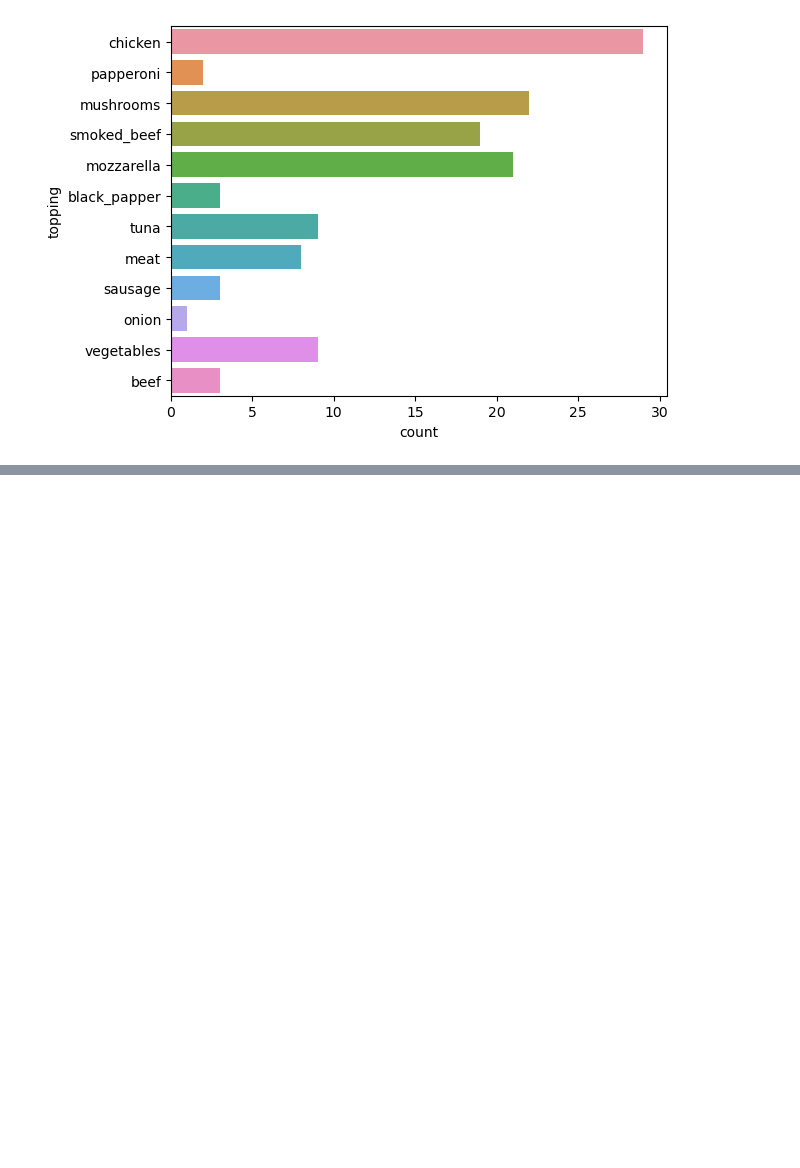
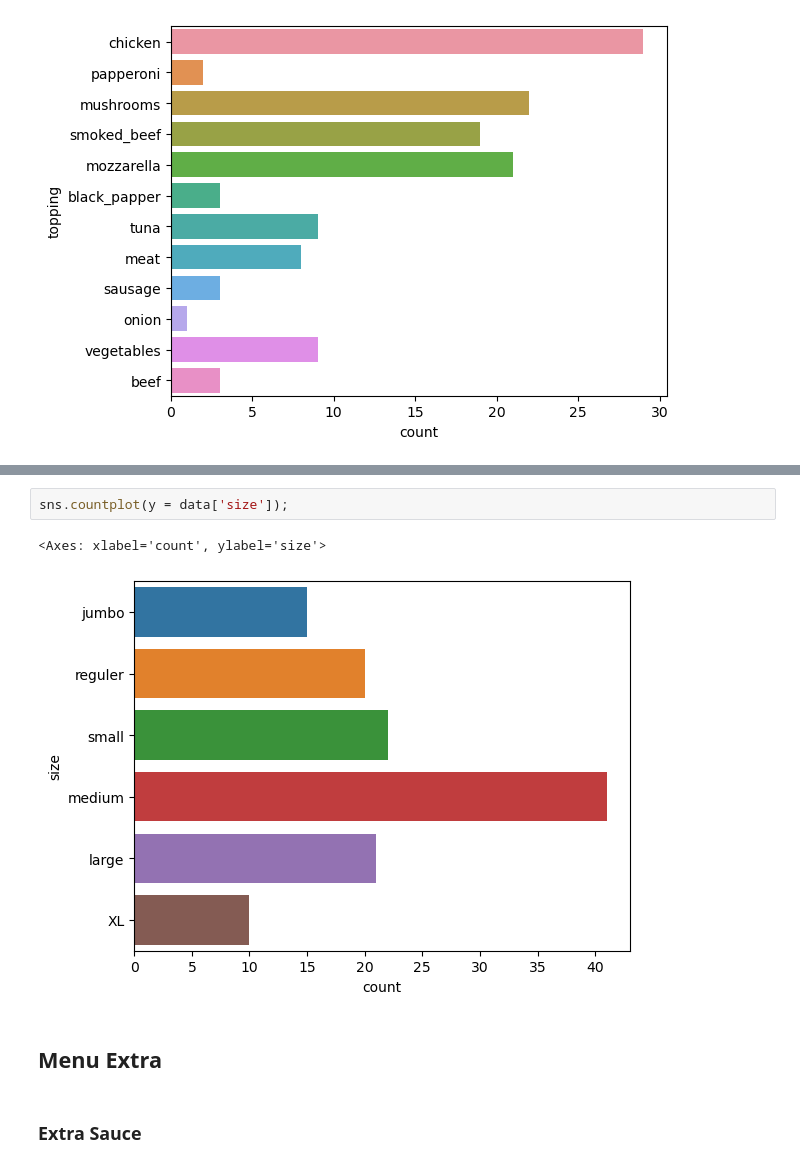
Before and after one commit to Edy-Mochamad/Machine_Learning_project-Pizza_price_Prediction, a Jupyter notebook: notebook.ipynb, the cells around one changed output, grey strips where cells are left out. Cells and saved outputs as stored; diff of their text form; blank space fills up the shorter version.

```diff
--- a/notebook.ipynb
+++ b/notebook.ipynb
@@ -223,0 +271,9 @@ sns.countplot(y = data['topping']);
+# %%
+sns.countplot(y = data['size']);
+# %% [output]
+<Axes: xlabel='count', ylabel='size'>
+[figure, added]
+# %% [markdown]
+## **Menu Extra**
+# %% [markdown]
+### **Extra Sauce**
```
Also changed, not shown: parts of 15 cells of this notebook.
